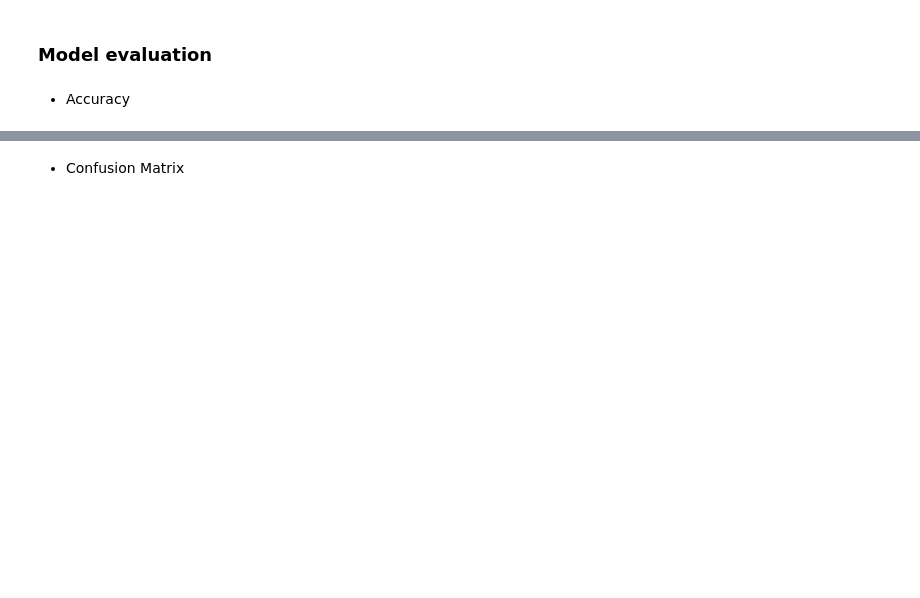
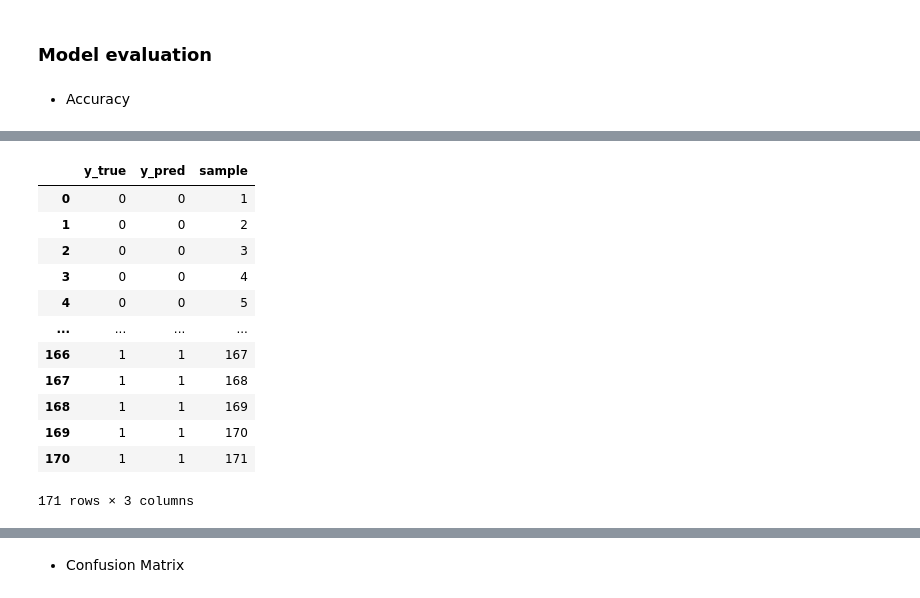
Before and after one commit to davidofitaly/04_ml_classification_projects, a Jupyter notebook: 01_logistic_regression/01_breast_cancer_project.ipynb, the cells around one changed output, grey strips where cells are left out. Cells and saved outputs as stored; diff of their text form; code cells hidden in the pictures; blank space fills up the shorter version.

```diff
--- a/01_logistic_regression/01_breast_cancer_project.ipynb
+++ b/01_logistic_regression/01_breast_cancer_project.ipynb
@@ -461,0 +463,19 @@ Accuracy: 97.66%
+# %%
+predictions = predictions.sort_values(by='y_true')
+predictions = predictions.reset_index(drop=True)
+predictions['sample'] = predictions.index + 1
+predictions
+# %% [output]
+|  | y_true | y_pred | sample |
+| 0 | 0 | 0 | 1 |
+| 1 | 0 | 0 | 2 |
+| 2 | 0 | 0 | 3 |
+| 3 | 0 | 0 | 4 |
+| 4 | 0 | 0 | 5 |
+| ... | ... | ... | ... |
+| 166 | 1 | 1 | 167 |
+| 167 | 1 | 1 | 168 |
+| 168 | 1 | 1 | 169 |
+| 169 | 1 | 1 | 170 |
+| 170 | 1 | 1 | 171 |
+171 rows × 3 columns
```
Also changed, not shown: parts of 17 cells of this notebook.
